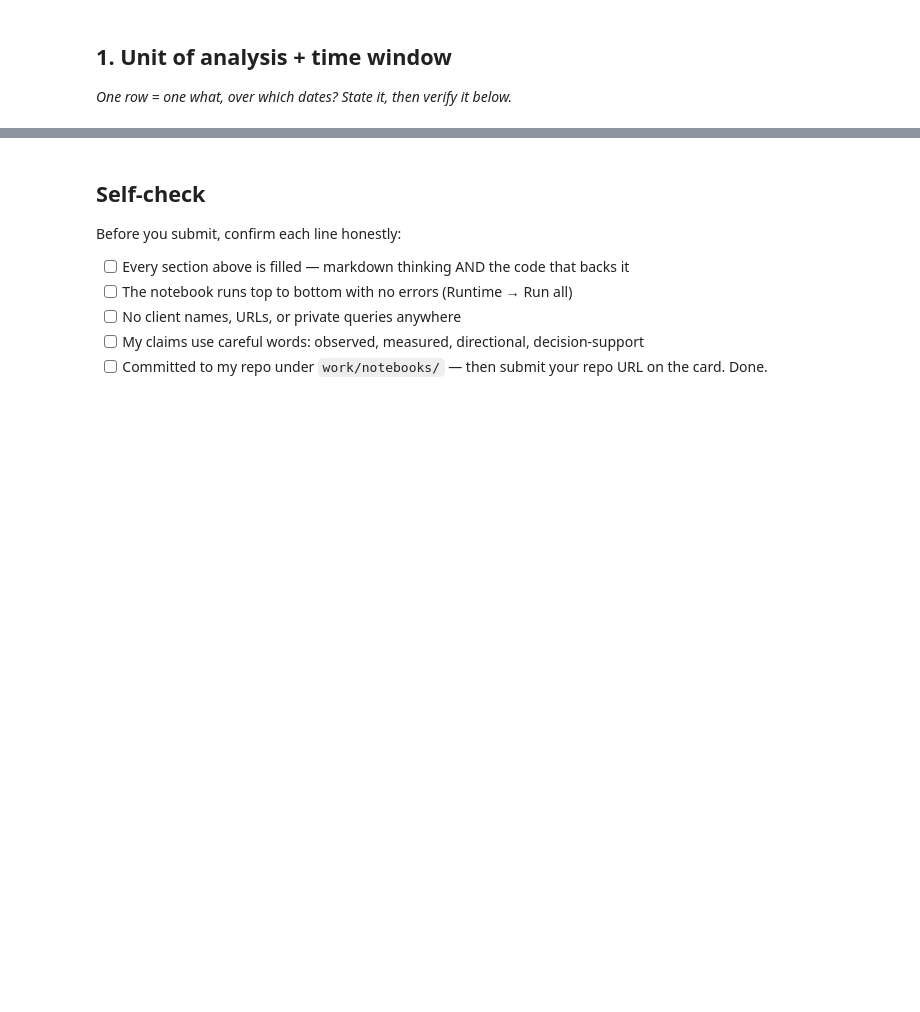
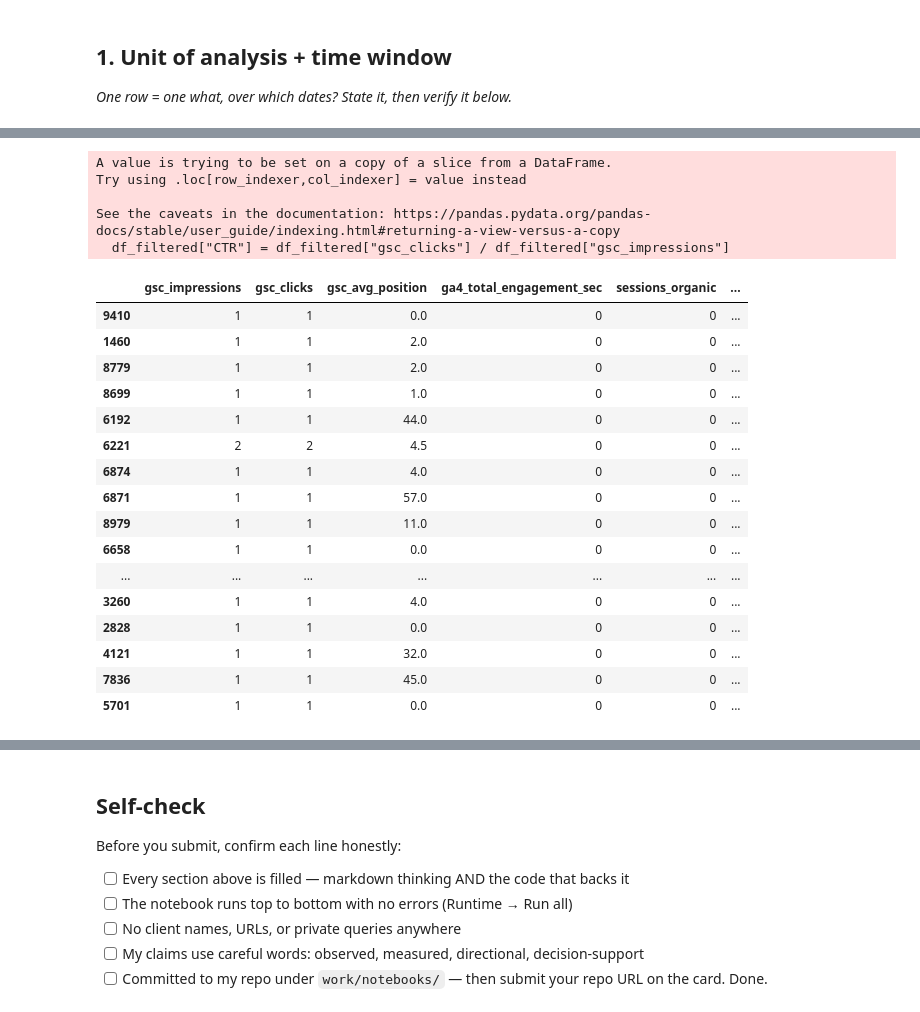
Before and after one commit to SULAIMAN-5-AHMED/FlyRankWeek1, a Jupyter notebook: work/notebooks/w03_data_contract.ipynb, the cells around one changed output, grey strips where cells are left out. Drawn from its saved outputs; the diff is of its cells as text; code cells hidden in the pictures; blank space fills up the shorter version.

```diff
--- a/work/notebooks/w03_data_contract.ipynb
+++ b/work/notebooks/w03_data_contract.ipynb
@@ -30,0 +79,27 @@ FileNotFoundError: Couldn't find any data file at /content/FlyRank/internship-wa
+# %%
+df_filtered["CTR"] = df_filtered["gsc_clicks"] / df_filtered["gsc_impressions"]
+df_filtered = df_filtered.sort_values(by="CTR", ascending=False)
+df_filtered.head(20)
+# %% [output]
+A value is trying to be set on a copy of a slice from a DataFrame.
+Try using .loc[row_indexer,col_indexer] = value instead
+
+See the caveats in the documentation: https://pandas.pydata.org/pandas-docs/stable/user_guide/indexing.html#returning-a-view-versus-a-copy
+  df_filtered["CTR"] = df_filtered["gsc_clicks"] / df_filtered["gsc_impressions"]
+|  | gsc_impressions | gsc_clicks | gsc_avg_position | ga4_total_engagement_sec | sessions_organic | ... |
+| 9410 | 1 | 1 | 0.0 | 0 | 0 | ... |
+| 1460 | 1 | 1 | 2.0 | 0 | 0 | ... |
+| 8779 | 1 | 1 | 2.0 | 0 | 0 | ... |
+| 8699 | 1 | 1 | 1.0 | 0 | 0 | ... |
+| 6192 | 1 | 1 | 44.0 | 0 | 0 | ... |
+| 6221 | 2 | 2 | 4.5 | 0 | 0 | ... |
+| 6874 | 1 | 1 | 4.0 | 0 | 0 | ... |
+| 6871 | 1 | 1 | 57.0 | 0 | 0 | ... |
+| 8979 | 1 | 1 | 11.0 | 0 | 0 | ... |
+| 6658 | 1 | 1 | 0.0 | 0 | 0 | ... |
+| ... | ... | ... | ... | ... | ... | ... |
+| 3260 | 1 | 1 | 4.0 | 0 | 0 | ... |
+| 2828 | 1 | 1 | 0.0 | 0 | 0 | ... |
+| 4121 | 1 | 1 | 32.0 | 0 | 0 | ... |
+| 7836 | 1 | 1 | 45.0 | 0 | 0 | ... |
+| 5701 | 1 | 1 | 0.0 | 0 | 0 | ... |
```
Also changed, not shown: parts of 13 cells of this notebook.
